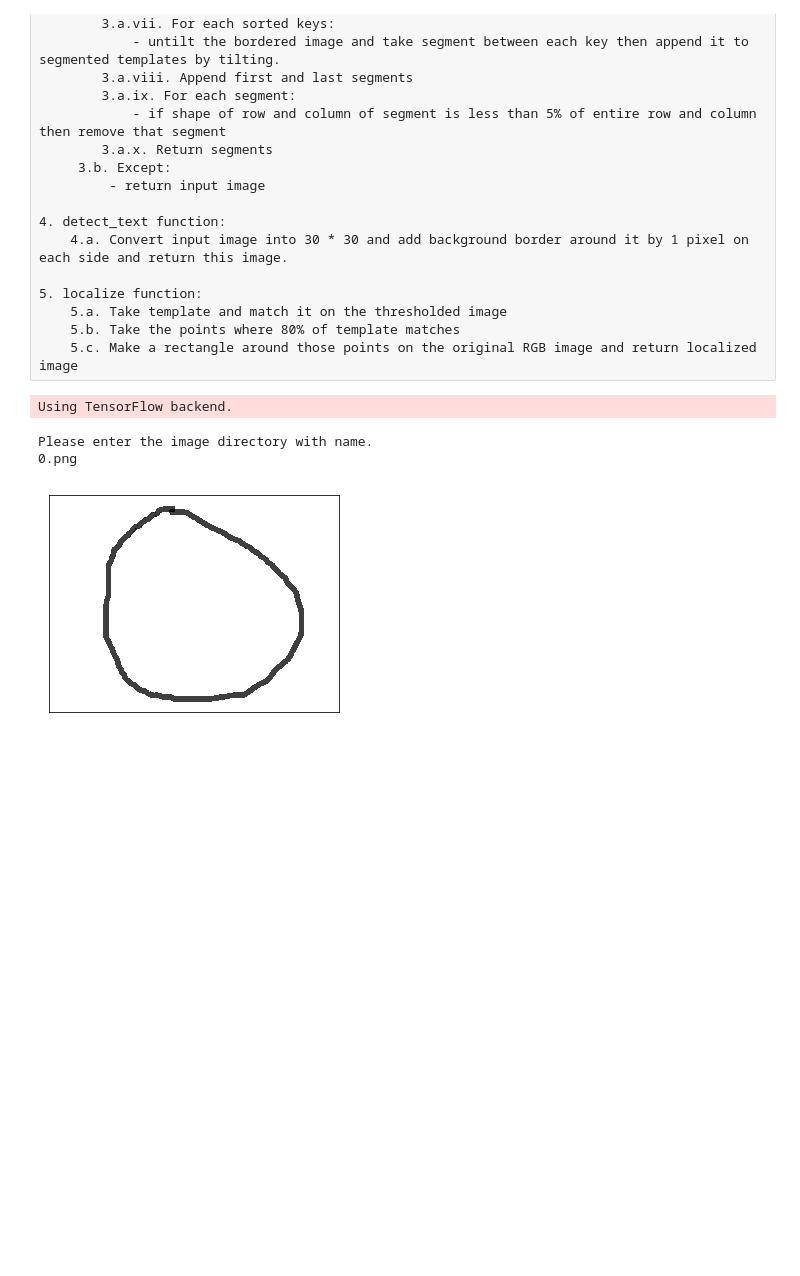
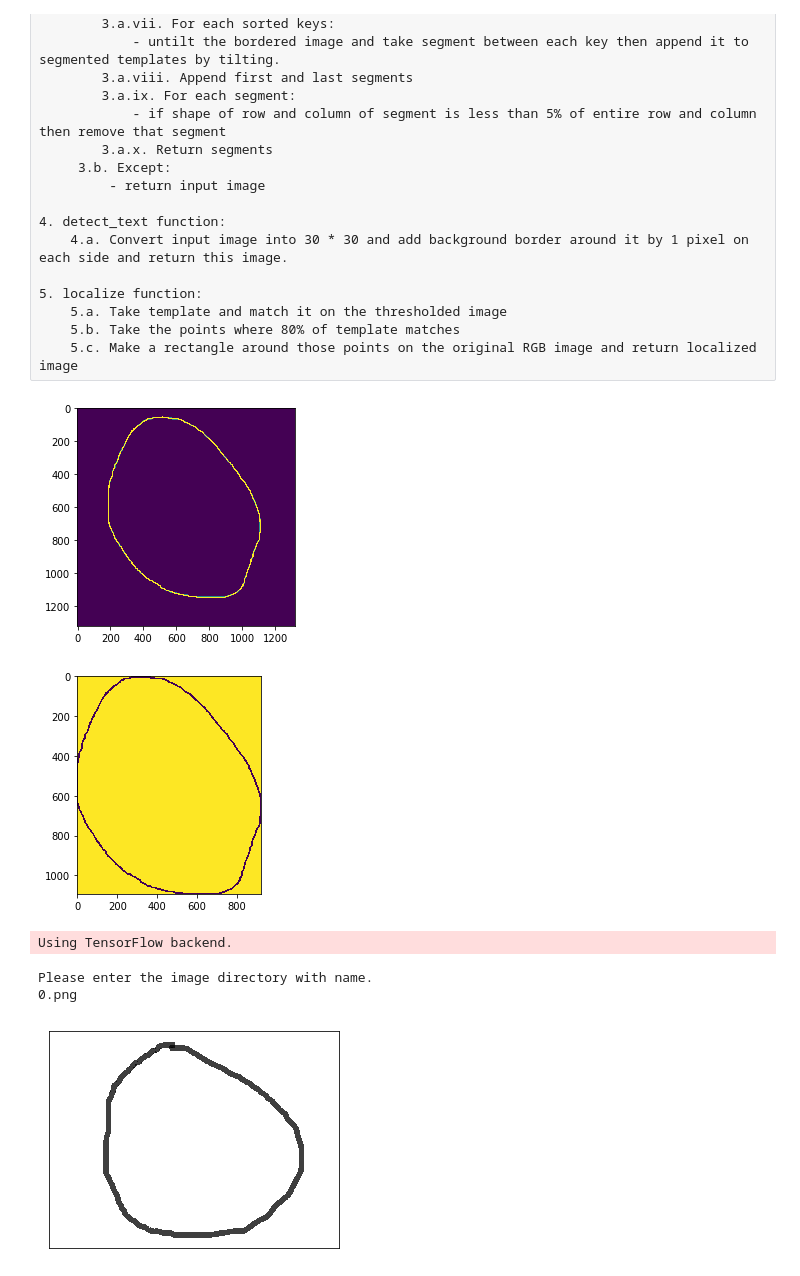
Before and after one commit to q-viper/final-devanagari-word-char-detector, a Jupyter notebook: DCR.ipynb, the cells around one changed output. Drawn from its saved outputs; the diff is of its cells as text; code cells hidden in the pictures; blank space fills up the shorter version.

```diff
--- a/DCR.ipynb
+++ b/DCR.ipynb
@@ -251,37 +251,40 @@ def localize(main_image, gray_img, localized, bc, show):
 def preprocess(bgr_img):#gray image
     img = bgr_img[:]
     blur = cv2.GaussianBlur(img,(5,5),0)
     ret,th_img = cv2.threshold(blur,0,255,cv2.THRESH_BINARY_INV+cv2.THRESH_OTSU) #converts black to white and inverse
 
     rows, cols = th_img.shape
     bg_test = np.array([th_img[i][i] for i in range(5)])
     if bg_test.all() == 0:
         text_color = 255
     else:
         text_color = 0
     #print('Process: Localization....\n')
     tb = borders(th_img, text_color)
     lr = borders(th_img.T, text_color)
     dummy = int(np.average((tb[2], lr[2]))) + 2
     template = th_img[tb[0]+dummy:tb[1]-dummy, lr[0]+dummy:lr[1]-dummy]
 
     plt.imshow(template)
     plt.show()
 
     #print("Process: Segmentation....\n")
     segments = segmentation(template, text_color)
 
     #print('Process: Detection.....\n')
     return segments, template, th_img, text_color
 
 
 
 
-#original_img = cv2.imread('1.png', 0)#gray image
-#plt.imshow(original_img)
-#plt.show()
-
+original_img = cv2.imread('F:\Desktop\projects\DCR New\Assets/ghara.png', 0)#gray image
+plt.imshow(original_img)
+plt.show()
+k=preprocess(original_img)
 #nimg = recognition(original_img)
+# %% [output]
+[figure, added]
+[figure, added]
 # %%
 # -*- coding: utf-8 -*-
 """
```
Also changed, not shown: 9 other files.
